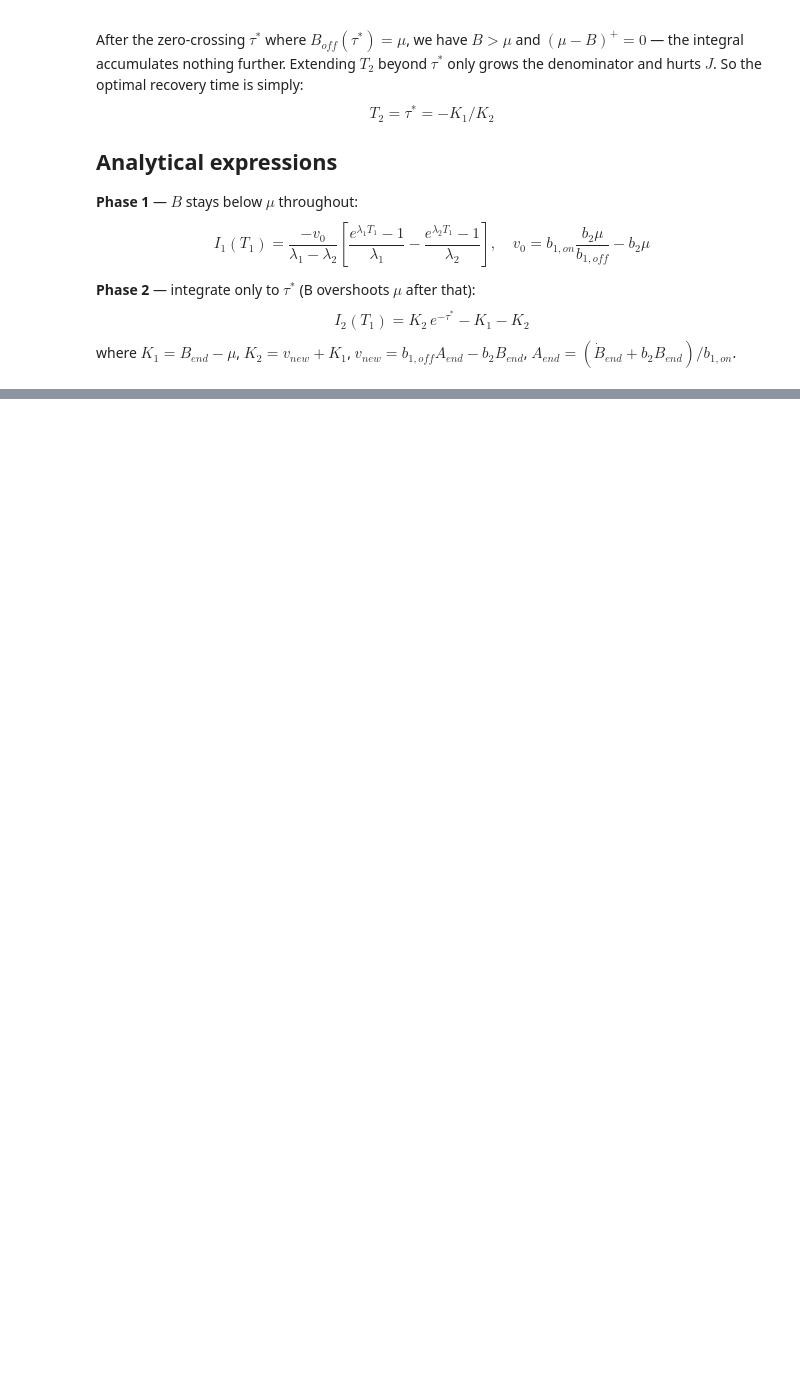
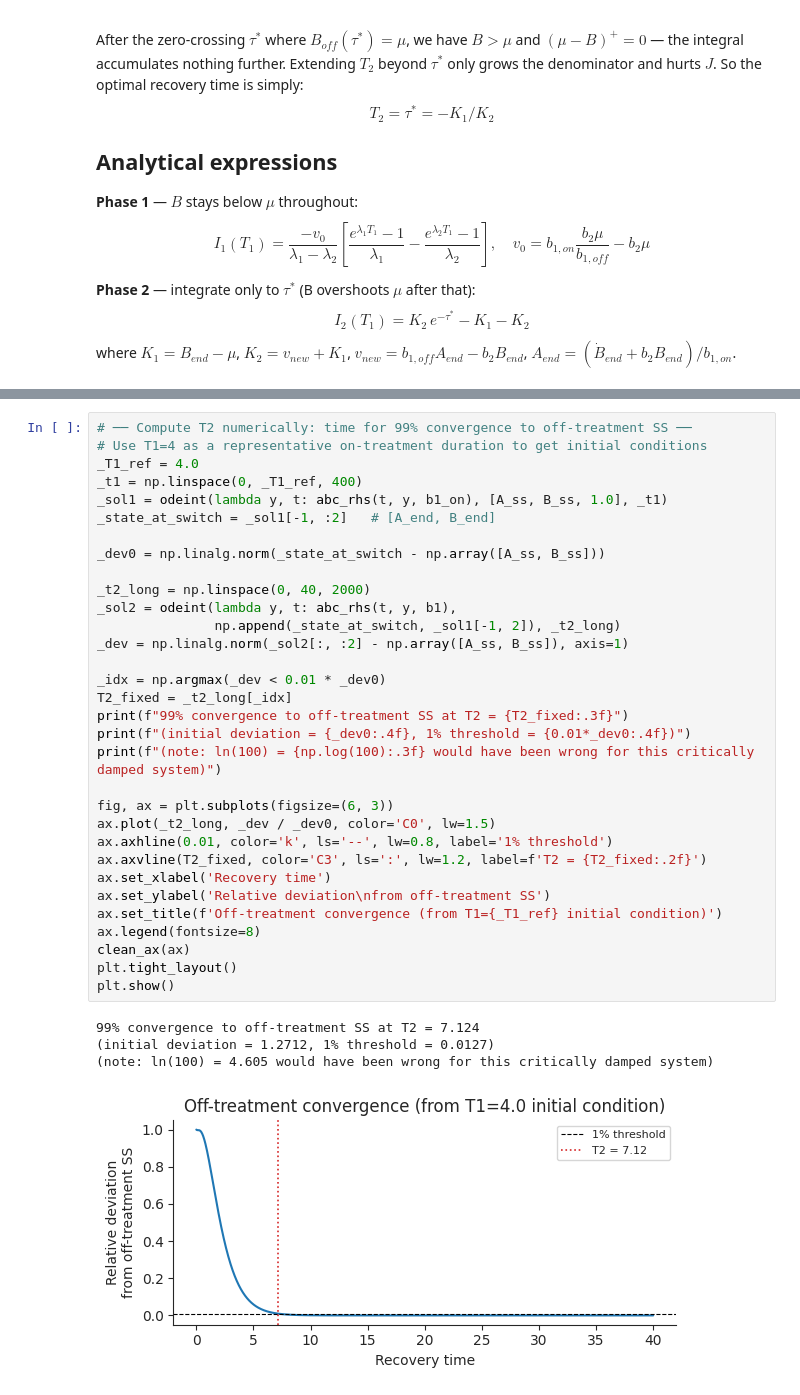
Before and after one commit to Liamir/autodiff-control, a Jupyter notebook: notebooks/abc_model.ipynb, the cells around one changed output, grey strips where cells are left out. Drawn from its saved outputs; the diff is of its cells as text; blank space fills up the shorter version.

```diff
--- a/notebooks/abc_model.ipynb
+++ b/notebooks/abc_model.ipynb
@@ -377,0 +386,37 @@ where $K_1 = B_{end} - \mu$, $K_2 = v_{new} + K_1$, $v_{new} = b_{1,off} A_{end}
+# %%
+# ── Compute T2 numerically: time for 99% convergence to off-treatment SS ──
+# Use T1=4 as a representative on-treatment duration to get initial conditions
+_T1_ref = 4.0
+_t1 = np.linspace(0, _T1_ref, 400)
+_sol1 = odeint(lambda y, t: abc_rhs(t, y, b1_on), [A_ss, B_ss, 1.0], _t1)
+_state_at_switch = _sol1[-1, :2]   # [A_end, B_end]
+
+_dev0 = np.linalg.norm(_state_at_switch - np.array([A_ss, B_ss]))
+
+_t2_long = np.linspace(0, 40, 2000)
+_sol2 = odeint(lambda y, t: abc_rhs(t, y, b1),
+               np.append(_state_at_switch, _sol1[-1, 2]), _t2_long)
+_dev = np.linalg.norm(_sol2[:, :2] - np.array([A_ss, B_ss]), axis=1)
+
+_idx = np.argmax(_dev < 0.01 * _dev0)
+T2_fixed = _t2_long[_idx]
+print(f"99% convergence to off-treatment SS at T2 = {T2_fixed:.3f}")
+print(f"(initial deviation = {_dev0:.4f}, 1% threshold = {0.01*_dev0:.4f})")
+print(f"(note: ln(100) = {np.log(100):.3f} would have been wrong for this critically damped system)")
+
+fig, ax = plt.subplots(figsize=(6, 3))
+ax.plot(_t2_long, _dev / _dev0, color='C0', lw=1.5)
+ax.axhline(0.01, color='k', ls='--', lw=0.8, label='1% threshold')
+ax.axvline(T2_fixed, color='C3', ls=':', lw=1.2, label=f'T2 = {T2_fixed:.2f}')
+ax.set_xlabel('Recovery time')
+ax.set_ylabel('Relative deviation\nfrom off-treatment SS')
+ax.set_title(f'Off-treatment convergence (from T1={_T1_ref} initial condition)')
+ax.legend(fontsize=8)
+clean_ax(ax)
+plt.tight_layout()
+plt.show()
+# %% [output]
+99% convergence to off-treatment SS at T2 = 7.124
+(initial deviation = 1.2712, 1% threshold = 0.0127)
+(note: ln(100) = 4.605 would have been wrong for this critically damped system)
+[figure, added]
```
Also changed, not shown: parts of 6 cells of this notebook, 3 other files.
